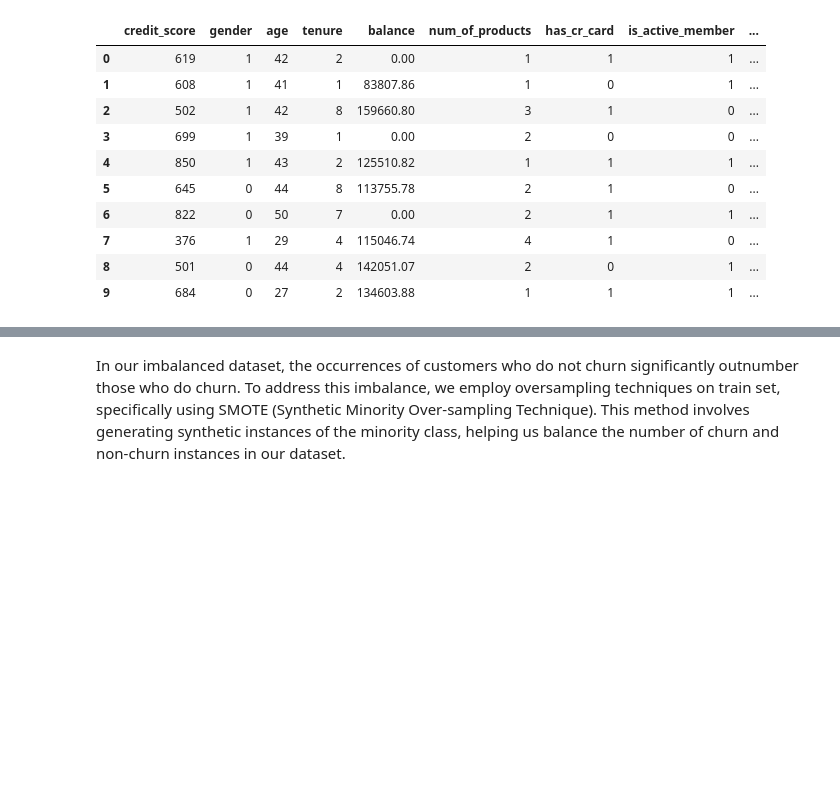
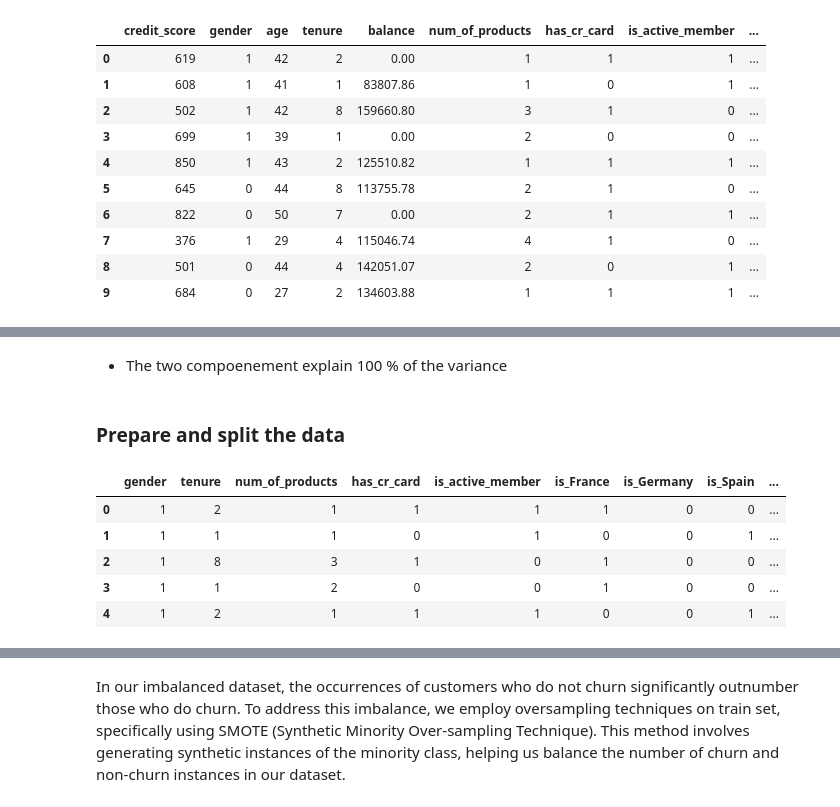
Before and after one commit to mus514/Bank-customer-churn, a Jupyter notebook: churm_project.ipynb, the cells around one changed output, grey strips where cells are left out. Cells and saved outputs as stored; diff of their text form; code cells hidden in the pictures; blank space fills up the shorter version.

```diff
--- a/churm_project.ipynb
+++ b/churm_project.ipynb
@@ -425,3 +432,9 @@ df.head(10)
 | 7 | 376 | 1 | 29 | 4 | 115046.74 | 4 | 1 | 0 | ... |
 | 8 | 501 | 0 | 44 | 4 | 142051.07 | 2 | 0 | 1 | ... |
 | 9 | 684 | 0 | 27 | 2 | 134603.88 | 1 | 1 | 1 | ... |
+# %%
+#--------------------------------------------
+# create df with only numerical columns
+#--------------------------------------------
+numeric_df = df[numeric_col]
+df = df.drop(numeric_df.columns, axis=1)
@@ -427,0 +443,8 @@ df.head(10)
+# %%
+#--------------------------------------------
+# PCA
+#--------------------------------------------
+pca_model = PCA(n_components=2)
+numeric_df = pca_model.fit_transform(numeric_df)
+pca_eval = pca_model.explained_variance_ratio_.round(4) *100
+sum_pca_eval = pca_eval.cumsum()
@@ -427,0 +470,22 @@ df.head(10)
+# %% [markdown]
+* The two compoenement explain 100 % of the variance
+# %% [markdown]
+### Prepare and split the data
+# %%
+#--------------------------------------------
+# Stadadizing the PCA components
+#--------------------------------------------
+std_scaler = StandardScaler()
+numeric_df = std_scaler.fit_transform(numeric_df)
+# %%
+# std_scaler = StandardScaler()
+# numeric_df = std_scaler.fit_transform(numeric_df)
+df = pd.concat([df, pd.DataFrame(numeric_df, columns=numeric_col)], axis=1)
+df.head(5)
+# %% [output]
+|  | gender | tenure | num_of_products | has_cr_card | is_active_member | is_France | is_Germany | is_Spain | ... |
+| 0 | 1 | 2 | 1 | 1 | 1 | 1 | 0 | 0 | ... |
+| 1 | 1 | 1 | 1 | 0 | 1 | 0 | 0 | 1 | ... |
+| 2 | 1 | 8 | 3 | 1 | 0 | 1 | 0 | 0 | ... |
+| 3 | 1 | 1 | 2 | 0 | 0 | 1 | 0 | 0 | ... |
+| 4 | 1 | 2 | 1 | 1 | 1 | 0 | 0 | 1 | ... |
```
Also changed, not shown: parts of 24 cells of this notebook.
